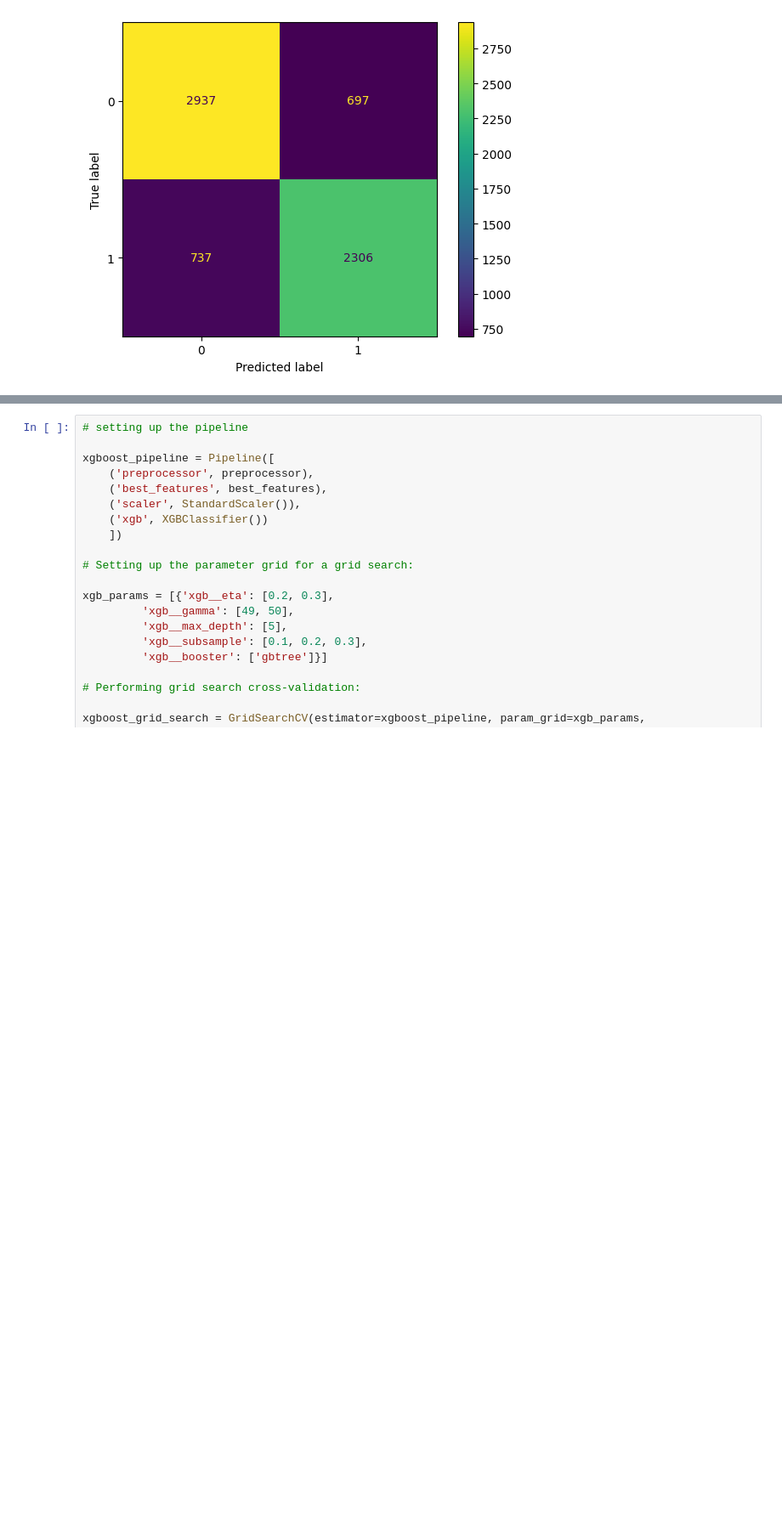
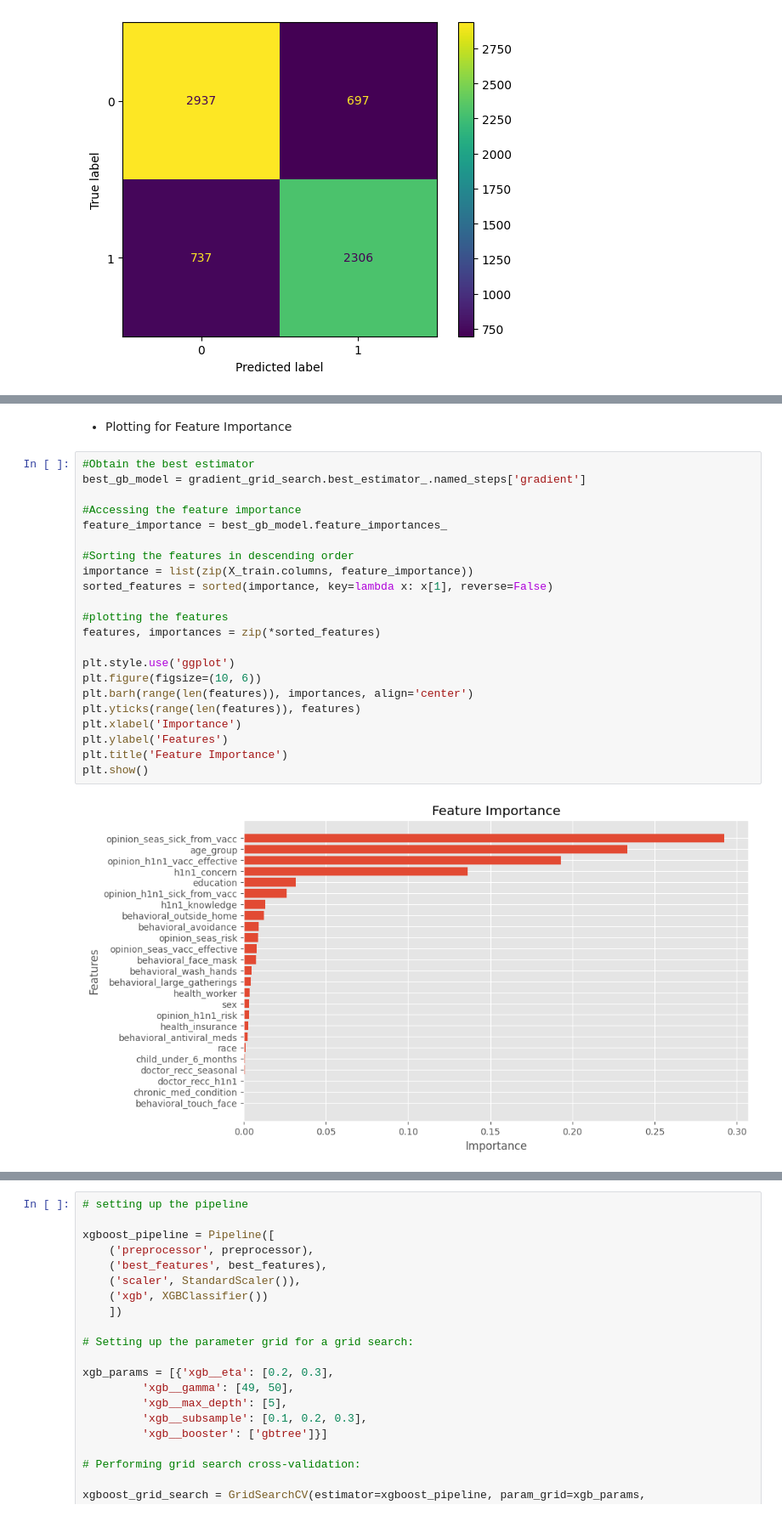
Before and after one commit to MandelaGit/Seasonal_Vaccine_Prediction, a Jupyter notebook: index.ipynb, the cells around one changed output, grey strips where cells are left out. Shown at 85% size. Saved outputs shown, nothing was run; the diff lists cells and outputs as text; blank space fills up the shorter version.

```diff
--- a/index.ipynb
+++ b/index.ipynb
@@ -842 +944,27 @@ weighted avg       0.79      0.79      0.79      6677
+# %% [markdown]
+- Plotting for Feature Importance
+# %%
+#Obtain the best estimator
+best_gb_model = gradient_grid_search.best_estimator_.named_steps['gradient']
+
+#Accessing the feature importance
+feature_importance = best_gb_model.feature_importances_
+
+#Sorting the features in descending order
+importance = list(zip(X_train.columns, feature_importance))
+sorted_features = sorted(importance, key=lambda x: x[1], reverse=False)
+
+#plotting the features
+features, importances = zip(*sorted_features)
+
+plt.style.use('ggplot')
+plt.figure(figsize=(10, 6))
+plt.barh(range(len(features)), importances, align='center')
+plt.yticks(range(len(features)), features)
+plt.xlabel('Importance')
+plt.ylabel('Features')
+plt.title('Feature Importance')
+plt.show()
+# %% [output]
+[figure, added]
 # %% [markdown]
```
Also changed, not shown: parts of 50 cells of this notebook.
